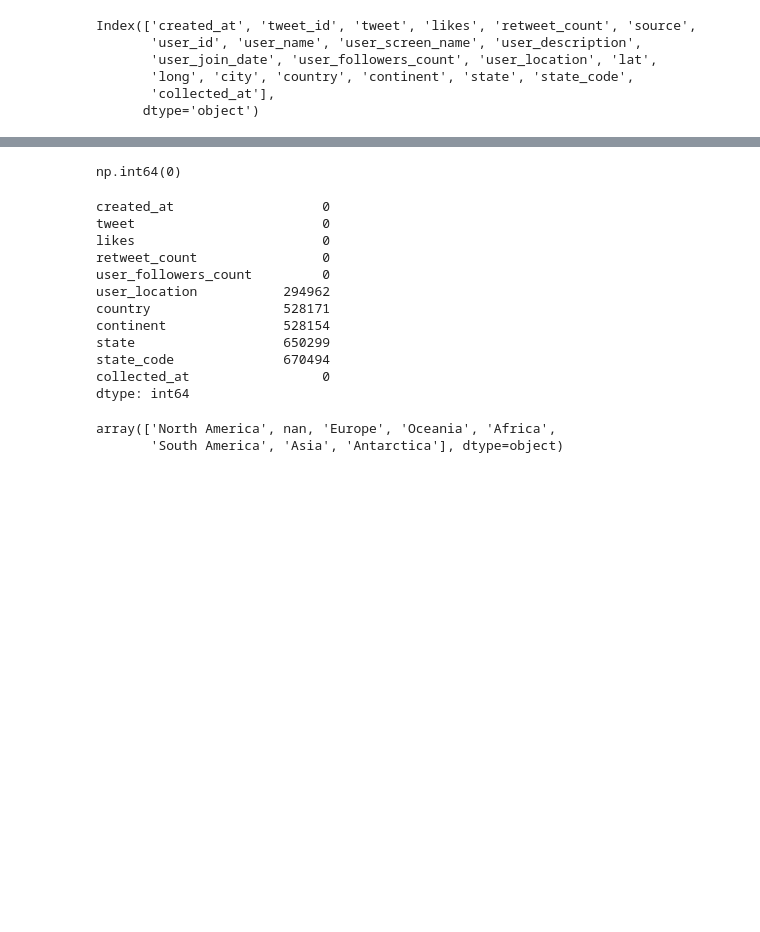
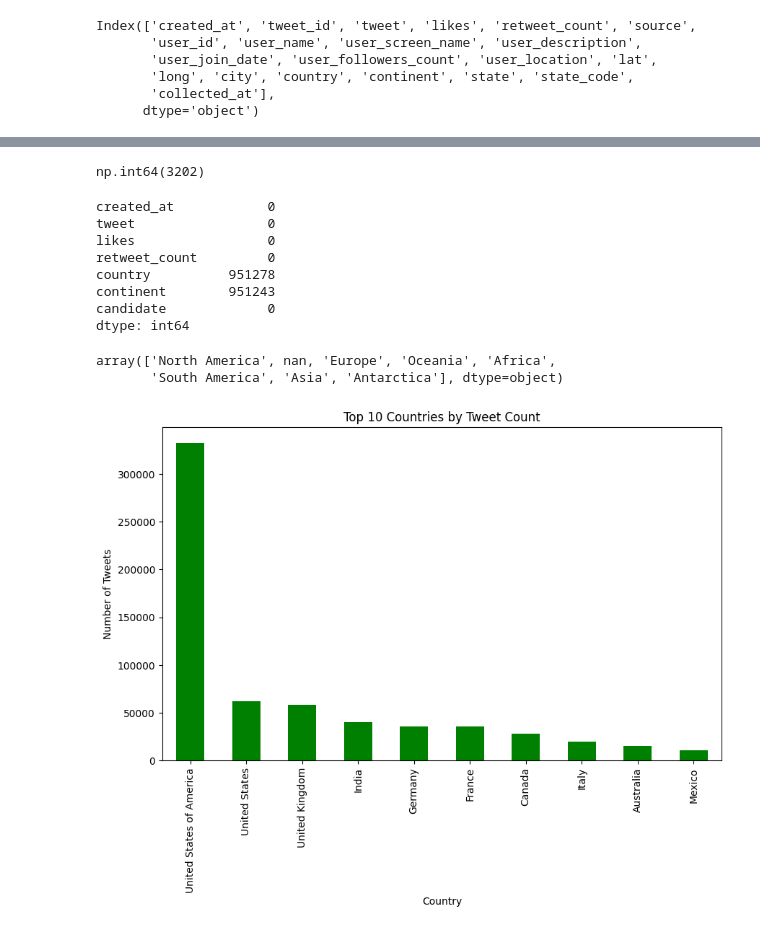
Before and after one commit to MiraySardogan/DC-PollMasters, a Jupyter notebook: twitter.ipynb, the cells around one changed output, grey strips where cells are left out. Saved outputs shown, nothing was run; the diff lists cells and outputs as text; code cells hidden in the pictures; blank space fills up the shorter version.

```diff
--- a/twitter.ipynb
+++ b/twitter.ipynb
@@ -71,0 +149,13 @@ trump_df.describe()
+# %%
+trump_df['candidate'] = 'trump_df'
+
+biden_df['candidate'] = 'biden_df'
+
+# combining the dataframes
+both_data = pd.concat([trump_df, biden_df])
+
+# FInal data shape
+print('Final Data Shape :', both_data.shape)
+
+
+both_data.head(3)
@@ -72,22 +169,24 @@ trump_df.describe()
+# %%
+both_data.drop(['tweet_id', 'source', 'city',
+       'user_id', 'user_name', 'user_screen_name', 'user_description',
+       'user_join_date','user_followers_count','long','lat','state_code','user_location','state','collected_at'], axis=1,inplace=True)
 # %%
-trump_df.duplicated().sum()
+both_data.duplicated().sum()
 #no duplicate rows in DataFrame trump_df
 # %% [output]
-np.int64(0)
+np.int64(3202)
+# %%
+both_data.drop_duplicates().inplace=True
 # %%
-trump_df.isnull().sum()
+both_data.isnull().sum()
 #NaN values for each column
 # %% [output]
-created_at                   0
-tweet                        0
-likes                        0
-retweet_count                0
-user_followers_count         0
-user_location           294962
-country                 528171
-continent               528154
-state                   650299
-state_code              670494
-collected_at                 0
+created_at            0
+tweet                 0
+likes                 0
+retweet_count         0
+country          951278
+continent        951243
+candidate             0
 dtype: int64
 # %%
@@ -95,3 +194,15 @@ trump_df['continent'].unique()
 # %% [output]
 array(['North America', nan, 'Europe', 'Oceania', 'Africa',
        'South America', 'Asia', 'Antarctica'], dtype=object)
+# %%
+top_countries = both_data['country'].value_counts().head(10)
+
+# Plot using matplotlib
+plt.figure(figsize=(10,6))
+top_countries.plot(kind='bar', color='green')
+plt.xlabel('Country')
+plt.ylabel('Number of Tweets')
+plt.title('Top 10 Countries by Tweet Count')
+plt.show()
+# %% [output]
+[figure, added]
```
Also changed, not shown: parts of 42 cells of this notebook, 1 other file.
